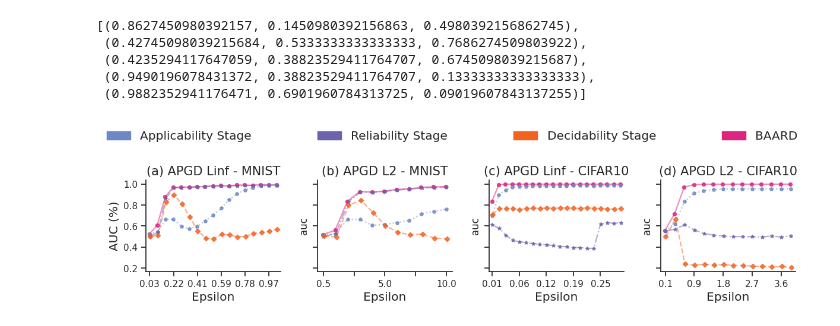
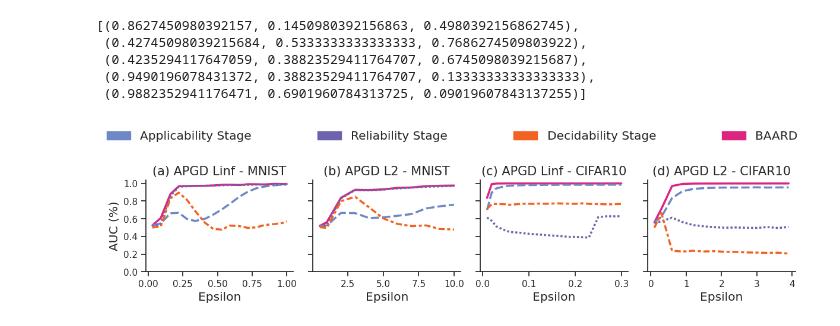
Before and after one commit to changx03/baard, a Jupyter notebook: plots/figure_ablation.ipynb, the cells around one changed output. Cells and saved outputs as stored; diff of their text form; code cells hidden in the pictures.

```diff
--- a/plots/figure_ablation.ipynb
+++ b/plots/figure_ablation.ipynb
@@ -191,55 +191,49 @@ FONTSIZE = 14.5
 plt.rcParams['font.size'] = FONTSIZE
 fig, axs = plt.subplots(1, 4, sharey=True, figsize=(12, 2.75))
 
-markers = ['o', 'p', '*', 'D']
-linestyles = ['-', ':', '-.', '--']
+# linestyles = ['-', ':', '-.', '--']
+
+style_order = [
+    'BAARD',
+    'Applicability Stage',
+    'Reliability Stage',
+    'Decidability Stage',
+]
 
 # Sort with baard goes 1st
 df1 = df1.sort_values('Detector', key=lambda s: s.apply(['BAARD', 'Applicability Stage', 'Reliability Stage', 'Decidability Stage'].index), ignore_index=True)
 df2 = df2.sort_values('Detector', key=lambda s: s.apply(['BAARD', 'Applicability Stage', 'Reliability Stage', 'Decidability Stage'].index), ignore_index=True)
 df3 = df3.sort_values('Detector', key=lambda s: s.apply(['BAARD', 'Applicability Stage', 'Reliability Stage', 'Decidability Stage'].index), ignore_index=True)
 df4 = df4.sort_values('Detector', key=lambda s: s.apply(['BAARD', 'Applicability Stage', 'Reliability Stage', 'Decidability Stage'].index), ignore_index=True)
 
-sn.pointplot(data=df2, x='Epsilon', y='auc', hue='Detector', ax=axs[0], markers=markers, scale=0.6, linestyles=linestyles, dodge=True)
-sn.pointplot(data=df1, x='Epsilon', y='auc', hue='Detector', ax=axs[1], markers=markers, scale=0.6, linestyles=linestyles, dodge=True)
-sn.pointplot(data=df4, x='Epsilon', y='auc', hue='Detector', ax=axs[2], markers=markers, scale=0.6, linestyles=linestyles, dodge=True)
-sn.pointplot(data=df3, x='Epsilon', y='auc', hue='Detector', ax=axs[3], markers=markers, scale=0.6, linestyles=linestyles, dodge=True)
+sn.lineplot(data=df2, x='Epsilon', y='auc', hue='Detector', ax=axs[0], linewidth=2.5, style_order=style_order, style='Detector')
+sn.lineplot(data=df1, x='Epsilon', y='auc', hue='Detector', ax=axs[1], linewidth=2.5, style_order=style_order, style='Detector')
+sn.lineplot(data=df4, x='Epsilon', y='auc', hue='Detector', ax=axs[2], linewidth=2.5, style_order=style_order, style='Detector')
+sn.lineplot(data=df3, x='Epsilon', y='auc', hue='Detector', ax=axs[3], linewidth=2.5, style_order=style_order, style='Detector')
 sn.despine(bottom=False, left=False)
 
 titles = [
     '(a) APGD Linf - MNIST',
     '(b) APGD L2 - MNIST',
     '(c) APGD Linf - CIFAR10',
     '(d) APGD L2 - CIFAR10',
 ]
 
 handles, labels = axs[-1].get_legend_handles_labels()
 handles = [patches.Patch(color=c) for c in ibm_color_palette[:4]]
 handles = handles[1:] + handles[:1]
 labels = labels[1:] + labels[:1]
 fig.legend(handles=handles, labels=labels, loc='lower left',
            bbox_to_anchor=(0, 1, 1, 0), mode="expand", ncol=4, fontsize=FONTSIZE
            ).get_frame().set_linewidth(0)
 axs[0].set_ylabel('AUC (%)', fontsize=FONTSIZE)
+plt.yticks(np.linspace(0, 1, 6))
 for i, title in enumerate(titles):
     axs[i].set_title(title, fontsize=FONTSIZE + 0.5)
     axs[i].get_legend().remove()
     axs[i].set_xlabel('Epsilon', fontsize=FONTSIZE)
-    ax = axs[i]
-    for dots in ax.collections:
-        color = dots.get_facecolor()
-        # dots.set_color(sn.set_hls_values(color, l=0.5))
-        dots.set_alpha(.8)
-        dots.set_zorder(2)
-    for line in ax.lines:
-        line.set_zorder(0)
-        line.set_alpha(.5)
-axs[0].set_xticks([0, 3, 6, 9, 12, 15])
-axs[1].set_xticks(np.linspace(0, df1['Epsilon'].max(), num=5))
-axs[2].set_xticks([0, 4, 8, 12, 16])
-axs[3].set_xticks([0, 3, 6, 9, 12])
 
 plt.tight_layout()
 plt.savefig('ablation.pdf', dpi=300, bbox_inches='tight')
 # %% [output]
-[figure, old version]
+[figure, new version]
```
Also changed, not shown: 10 other files.
